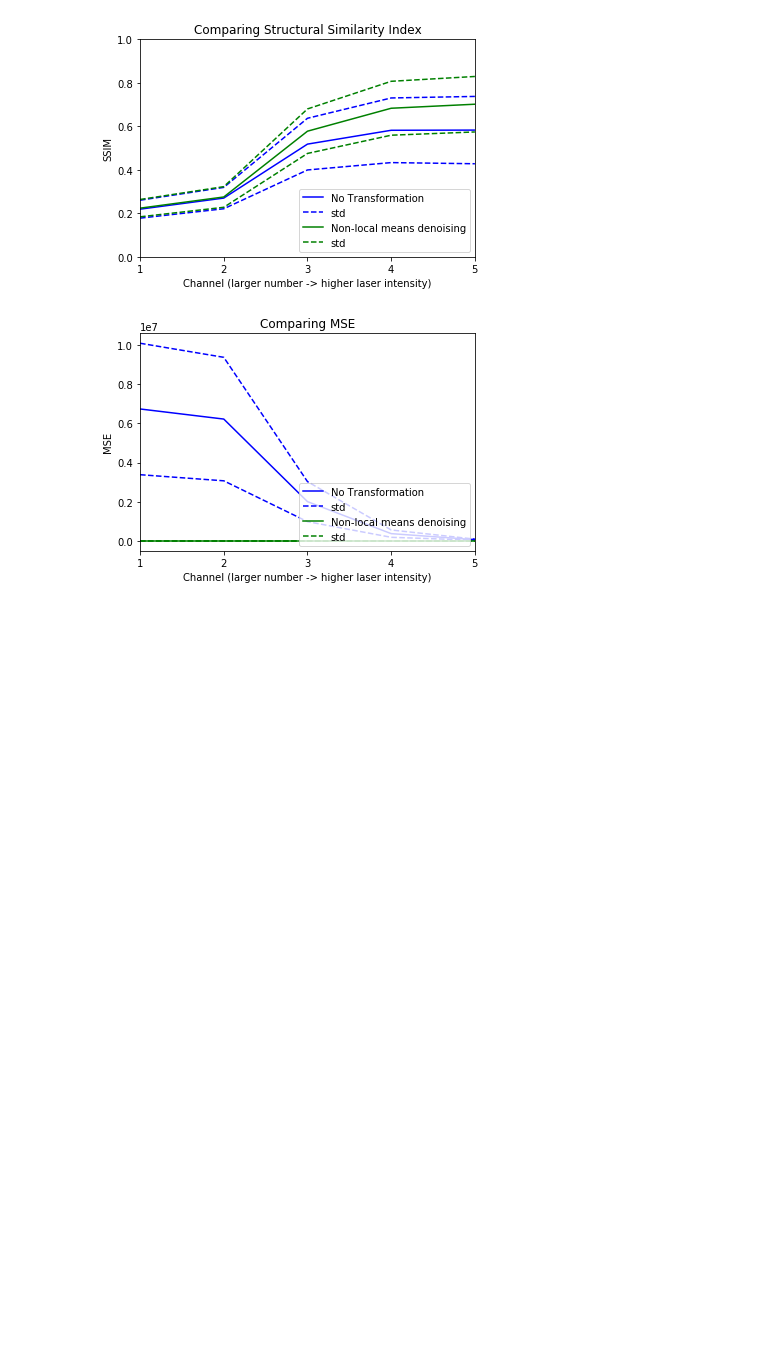
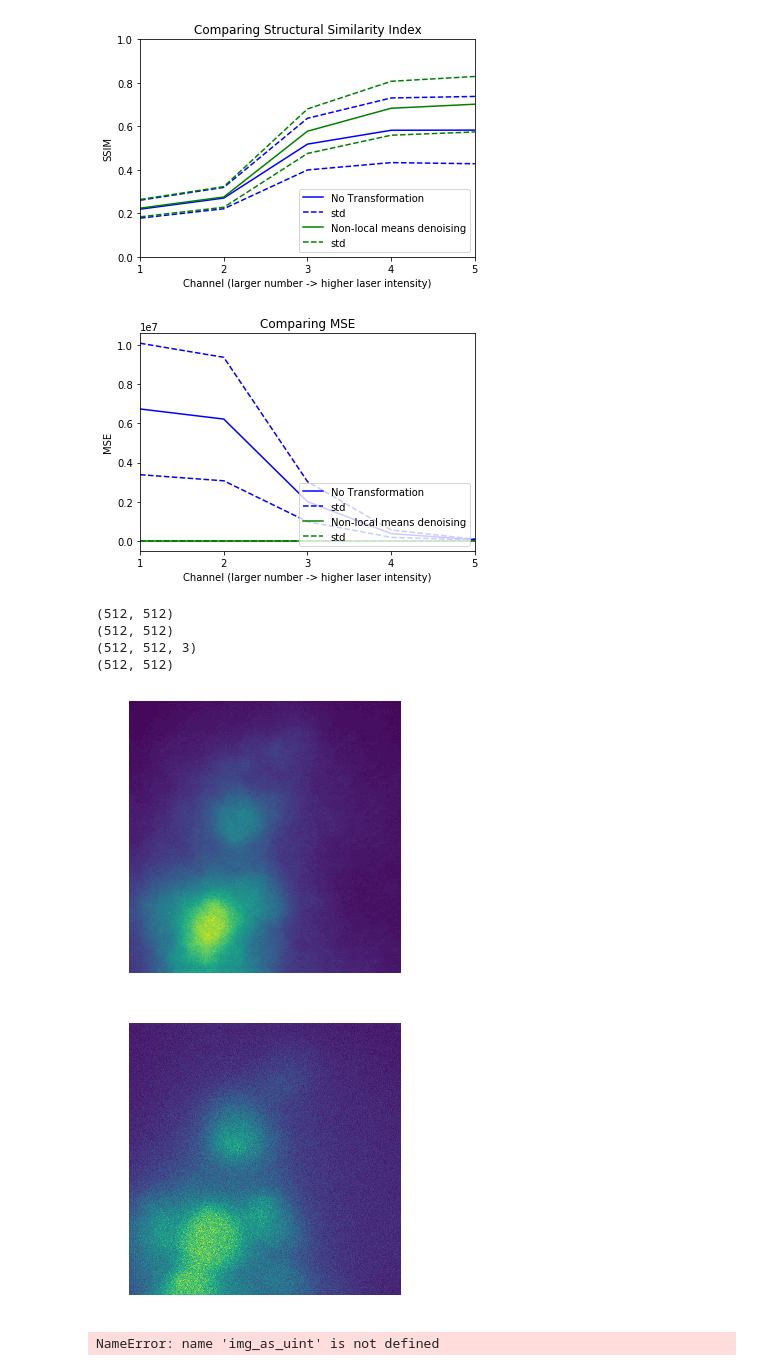
Before and after one commit to NYU-CDS-Capstone-Project/CellVision, a Jupyter notebook: notebooks/non_local_means_comparison.ipynb, the cells around one changed output. Cells and saved outputs as stored; diff of their text form; code cells hidden in the pictures; blank space fills up the shorter version.

```diff
--- a/notebooks/non_local_means_comparison.ipynb
+++ b/notebooks/non_local_means_comparison.ipynb
@@ -416,3 +416,67 @@ print(sum(nl_ssim_4)/len(nl_ssim_4))
 # %%
 print(sum(original_ssim_1)/len(original_ssim_1))
 print(sum(nl_ssim_1)/len(nl_ssim_1))
+# %%
+import cv2
+from skimage import img_as_ubyte, io
+
+path_to_data = '/gpfs/data/lionnetlab/cellvision/pilotdata/20181009-top50/sample31_channel1_z9.tif'
+# path_to_data = '/home/dg3047/capstone/pytorch-CycleGAN-and-pix2pix/results/cellvision_channel1_100/val_latest/images/sample97_channel1_z9_fake_B.png'
+skimage_original = io.imread(path_to_data).astype(np.uint)
+print(skimage_original.shape)
+cv_original = cv2.imread(path_to_data, cv2.COLOR_BGR2GRAY)
+print(cv_original.shape)
+
+# path_to_data = '/gpfs/data/lionnetlab/cellvision/pilotdata/20181009-pix2pix/channel1_100/val/sample114_channel1_z10.jpg'
+# path_to_data = '/gpfs/data/lionnetlab/cellvision/pilotdata/20181009-top50/sample114_channel6_z10.tif'
+# fold_out = io.imread(path_to_data)
+# print(fold_out.shape)
+# cv_fold = cv2.imread(path_to_data, cv2.COLOR_BGR2GRAY)
+# print(cv_fold.shape)
+
+path_to_data = '/home/dg3047/capstone/pytorch-CycleGAN-and-pix2pix/results/cellvision_channel1_100/val_latest/images/sample31_channel1_z9_fake_B.png'
+result_io = io.imread(path_to_data)
+print(result_io.shape)
+im_A = cv2.imread(path_to_data)
+result_io_sk = cv2.imread(path_to_data, cv2.IMREAD_GRAYSCALE)
+print(result_io_sk.shape)
+
+# print(imsk_B.shape)
+# print(im_A.shape)
+
+# fake = exposure.rescale_intensity(fake,in_range=(0,np.max(fake)))
+# fig, ax = plt.subplots(ncols=4, nrows=1, figsize=(25,5))
+# ax[0].imshow(imsk_nl[0]);
+# ax[0].imshow(cv_original);
+# ax[0].axis('off')
+# ax[1].imshow(fold_out);
+# ax[1].axis('off')
+# ax[2].imshow(fold_out);
+# ax[2].axis('off')
+# ax[3].imshow(result_io_sk);
+# ax[3].axis('off')
+# plt.show()
+
+
+fig, ax = plt.subplots(ncols=1, nrows=1, figsize=(25,5))
+ax.imshow(result_io_sk);
+ax.axis('off')
+plt.show()
+
+fig, ax = plt.subplots(ncols=1, nrows=1, figsize=(25,5))
+ax.imshow(skimage_original);
+ax.axis('off')
+plt.show()
+
+low_high_ssim = compare_ssim(skimage_original, img_as_uint(result_io_sk))
+low_high_ssim
+
+# As seen sample71_channel1_z9, sample6_channel1_z9
+# %% [output]
+(512, 512)
+(512, 512)
+(512, 512, 3)
+(512, 512)
+[figure, added]
+[figure, added]
+NameError: name 'img_as_uint' is not defined
```
Also changed, not shown: parts of 1 cell of this notebook, 1 other file.
